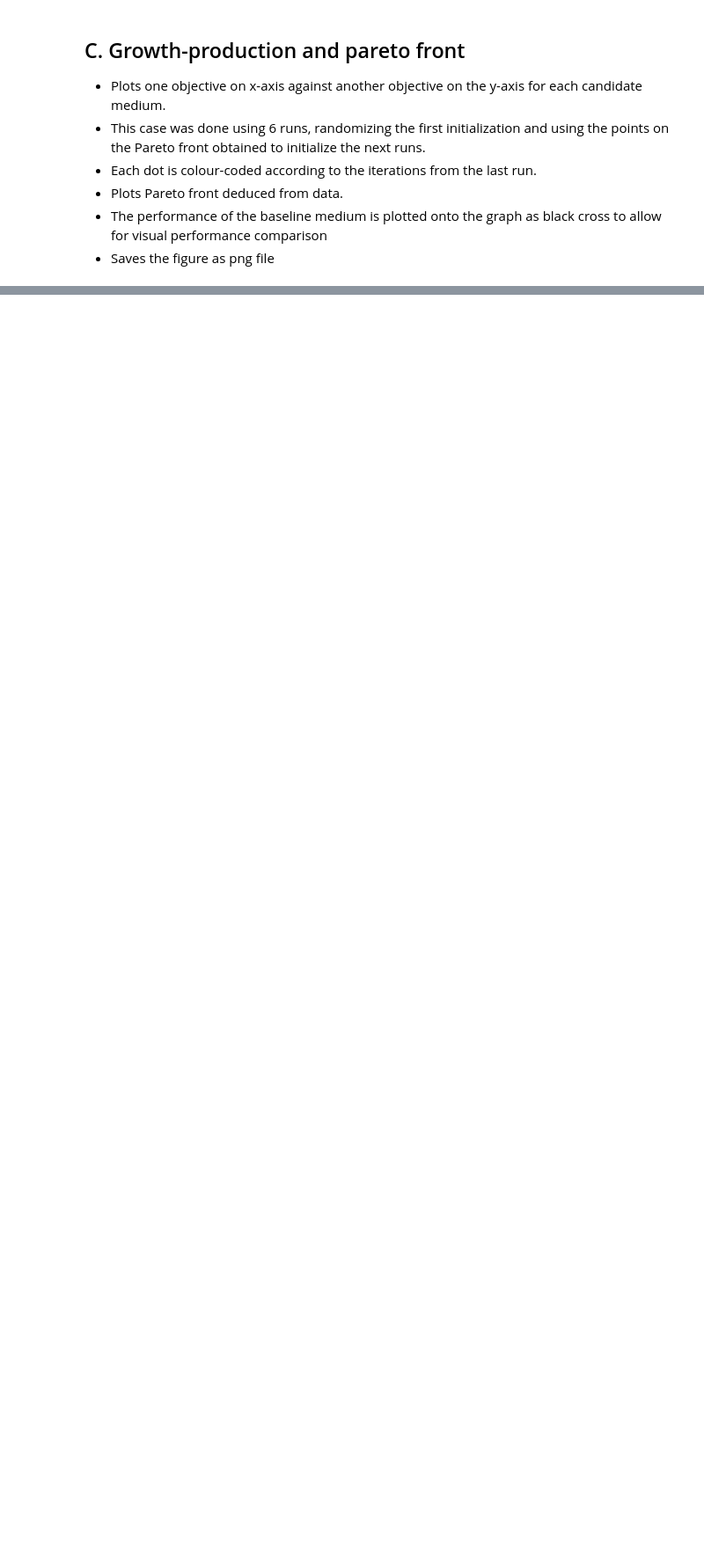
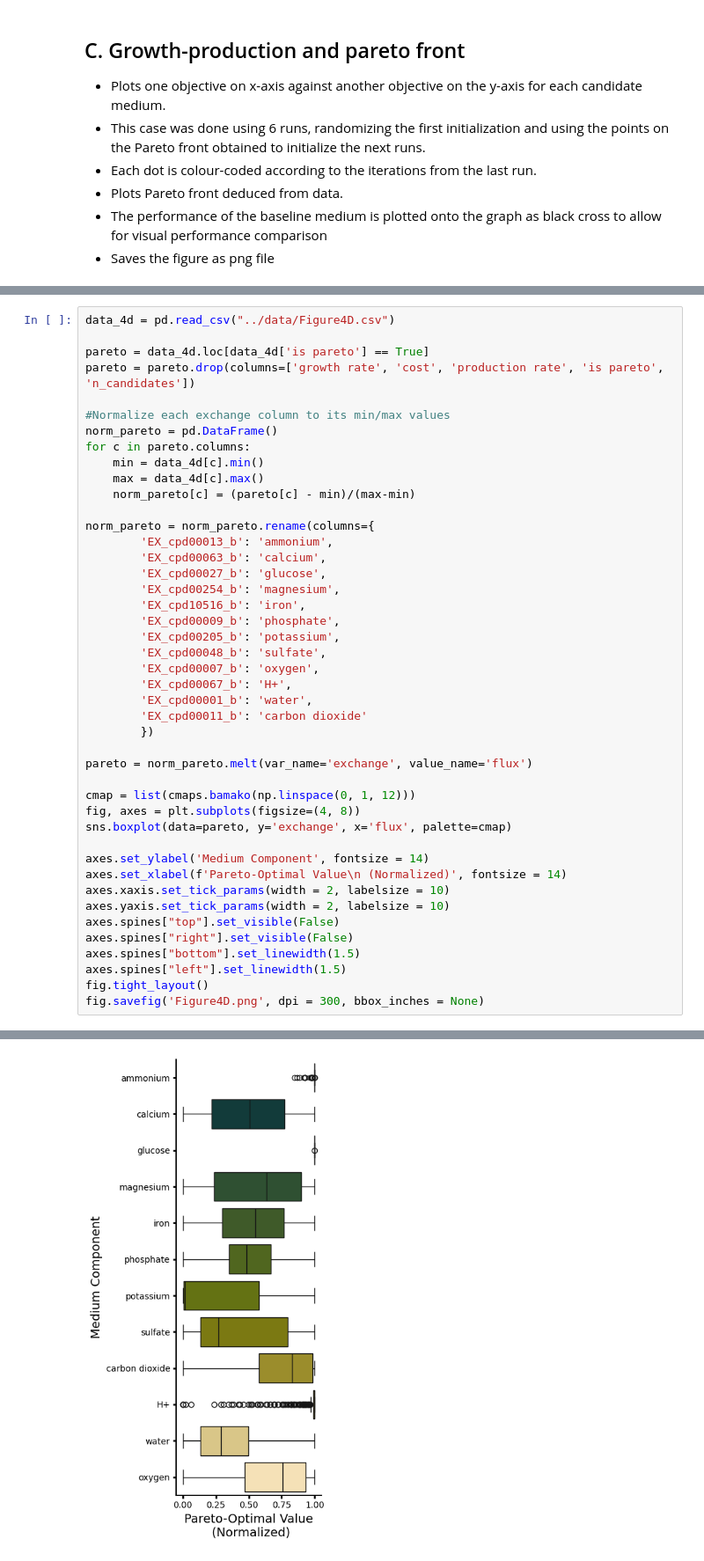
Before and after one commit to cjmerzbacher/mobo-medium-conditions, a Jupyter notebook: analysis/fig4.ipynb, the cells around one changed output, grey strips where cells are left out. Shown at 88% size. Saved outputs shown, nothing was run; the diff lists cells and outputs as text; blank space fills up the shorter version.

```diff
--- a/analysis/fig4.ipynb
+++ b/analysis/fig4.ipynb
@@ -90,0 +101,45 @@ fig.savefig("Figure4C.png", dpi = 300, bbox_inches = None)
+# %%
+data_4d = pd.read_csv("../data/Figure4D.csv")
+
+pareto = data_4d.loc[data_4d['is pareto'] == True]
+pareto = pareto.drop(columns=['growth rate', 'cost', 'production rate', 'is pareto', 'n_candidates'])
+
+#Normalize each exchange column to its min/max values
+norm_pareto = pd.DataFrame()
+for c in pareto.columns:
+    min = data_4d[c].min()
+    max = data_4d[c].max()
+    norm_pareto[c] = (pareto[c] - min)/(max-min)
+
+norm_pareto = norm_pareto.rename(columns={
+        'EX_cpd00013_b': 'ammonium',
+        'EX_cpd00063_b': 'calcium',
+        'EX_cpd00027_b': 'glucose',
+        'EX_cpd00254_b': 'magnesium',
+        'EX_cpd10516_b': 'iron',
+        'EX_cpd00009_b': 'phosphate',
+        'EX_cpd00205_b': 'potassium',
+        'EX_cpd00048_b': 'sulfate',
+        'EX_cpd00007_b': 'oxygen',
+        'EX_cpd00067_b': 'H+',
+        'EX_cpd00001_b': 'water',
+        'EX_cpd00011_b': 'carbon dioxide'
+        })
+
+pareto = norm_pareto.melt(var_name='exchange', value_name='flux')
+
+cmap = list(cmaps.bamako(np.linspace(0, 1, 12)))
+fig, axes = plt.subplots(figsize=(4, 8))
+sns.boxplot(data=pareto, y='exchange', x='flux', palette=cmap)
+
+axes.set_ylabel('Medium Component', fontsize = 14)
+axes.set_xlabel(f'Pareto-Optimal Value\n (Normalized)', fontsize = 14)
+axes.xaxis.set_tick_params(width = 2, labelsize = 10)
+axes.yaxis.set_tick_params(width = 2, labelsize = 10)
+axes.spines["top"].set_visible(False)
+axes.spines["right"].set_visible(False)
+axes.spines["bottom"].set_linewidth(1.5)
+axes.spines["left"].set_linewidth(1.5)
+fig.tight_layout()
+fig.savefig('Figure4D.png', dpi = 300, bbox_inches = None)
+# %% [output]
@@ -90,0 +149 @@ fig.savefig("Figure4C.png", dpi = 300, bbox_inches = None)
+[figure, added]
```
Also changed, not shown: parts of 3 cells of this notebook, 4 other files.
